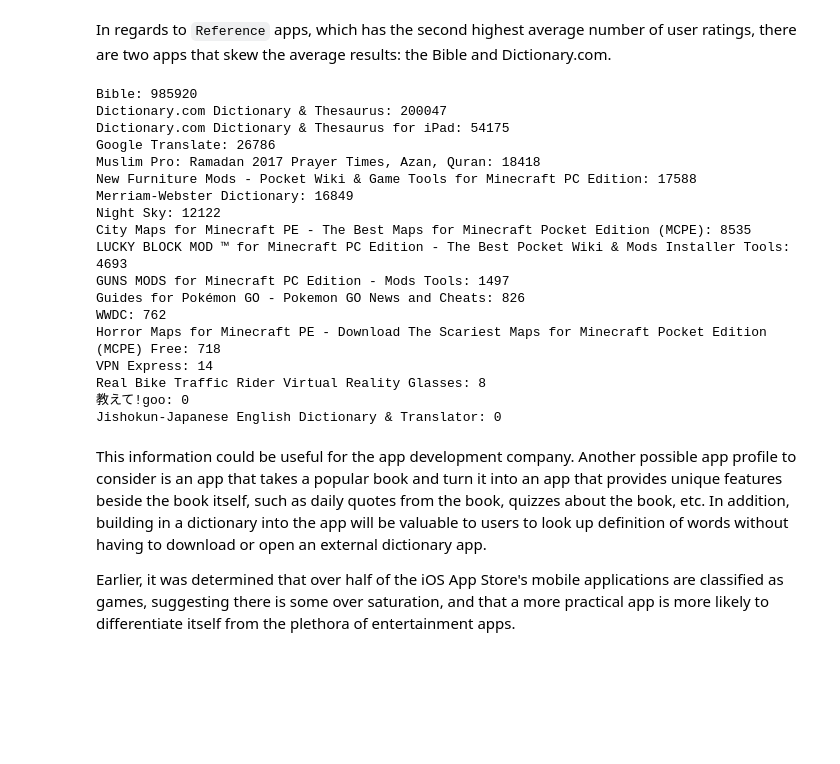
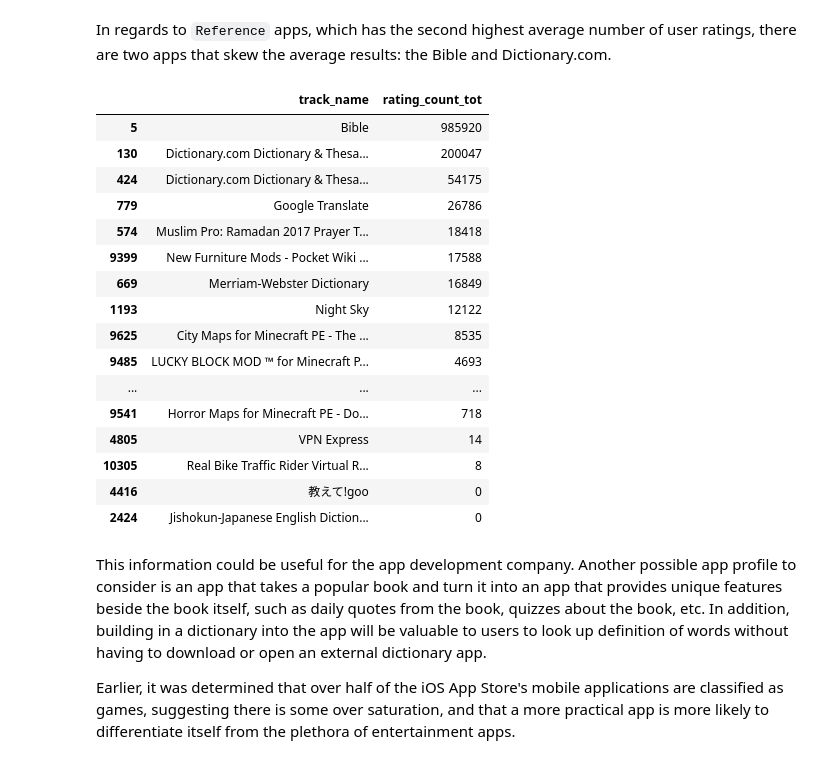
Before and after one commit to xjwllmsx/profitable-app-profiles, a Jupyter notebook: notebook/analysis.ipynb, the cells around one changed output. Cells and saved outputs as stored; diff of their text form; code cells hidden in the pictures; blank space fills up the shorter version.

Commit message:
Use pandas library in for iOS App Store and parts of Google Play Store in the 'Most Popular Apps by Genre' section

```diff
--- a/notebook/analysis.ipynb
+++ b/notebook/analysis.ipynb
@@ -421,7 +427,9 @@ Number of columns:  5
 Similarly, for the iOS App Store dataset, the essential columns are: `['track_name', 'rating_count_tot', 'rating_count_ver', 'prime_genre']`.
 # %%
 # Select columns for ios_final
-ios_analytical_df = ios_final[['track_name', 'rating_count_tot', 'rating_count_ver', 'prime_genre']].copy()
+ios_analytical_df = ios_final[
+    ["track_name", "rating_count_tot", "rating_count_ver", "prime_genre"]
+].copy()
 explore_data(ios_analytical_df, 3, True)
 # %% [output]
 |  | track_name | rating_count_tot | rating_count_ver | prime_genre |
@@ -636,3 +612,11 @@ def print_ios_ratings(genre_name):
+# %%
+def display_ios_ratings(genre_name):
+    display(
+        ios_analytical_df.loc[
+            (ios_analytical_df["prime_genre"] == genre_name),
+            ["track_name", "rating_count_tot"],
+        ].sort_values("rating_count_tot", ascending=False)
+    )
 # %% [markdown]
 The `Navigation` genres shows a skew toward two very popular applications:
 # %%
@@ -697,26 +674,25 @@ What can be inferred by the above output is that apps in the `Navigation`, `Soci
 # %% [markdown]
 In regards to `Reference` apps, which has the second highest average number of user ratings, there are two apps that skew the average results: the Bible and Dictionary.com.
 # %%
-print_ios_ratings("Reference")
+display_ios_ratings("Reference")
 # %% [output]
-Bible: 985920
-Dictionary.com Dictionary & Thesaurus: 200047
-Dictionary.com Dictionary & Thesaurus for iPad: 54175
-Google Translate: 26786
-Muslim Pro: Ramadan 2017 Prayer Times, Azan, Quran: 18418
-New Furniture Mods - Pocket Wiki & Game Tools for Minecraft PC Edition: 17588
-Merriam-Webster Dictionary: 16849
-Night Sky: 12122
-City Maps for Minecraft PE - The Best Maps for Minecraft Pocket Edition (MCPE): 8535
-LUCKY BLOCK MOD ™ for Minecraft PC Edition - The Best Pocket Wiki & Mods Installer Tools: 4693
-GUNS MODS for Minecraft PC Edition - Mods Tools: 1497
-Guides for Pokémon GO - Pokemon GO News and Cheats: 826
-WWDC: 762
-Horror Maps for Minecraft PE - Download The Scariest Maps for Minecraft Pocket Edition (MCPE) Free: 718
-VPN Express: 14
-Real Bike Traffic Rider Virtual Reality Glasses: 8
-教えて!goo: 0
-Jishokun-Japanese English Dictionary & Translator: 0
+|  | track_name | rating_count_tot |
+| 5 | Bible | 985920 |
+| 130 | Dictionary.com Dictionary & Thesa... | 200047 |
+| 424 | Dictionary.com Dictionary & Thesa... | 54175 |
+| 779 | Google Translate | 26786 |
+| 574 | Muslim Pro: Ramadan 2017 Prayer T... | 18418 |
+| 9399 | New Furniture Mods - Pocket Wiki ... | 17588 |
+| 669 | Merriam-Webster Dictionary | 16849 |
+| 1193 | Night Sky | 12122 |
+| 9625 | City Maps for Minecraft PE - The ... | 8535 |
+| 9485 | LUCKY BLOCK MOD ™ for Minecraft P... | 4693 |
+| ... | ... | ... |
+| 9541 | Horror Maps for Minecraft PE - Do... | 718 |
+| 4805 | VPN Express | 14 |
+| 10305 | Real Bike Traffic Rider Virtual R... | 8 |
+| 4416 | 教えて!goo | 0 |
+| 2424 | Jishokun-Japanese English Diction... | 0 |
 # %% [markdown]
 This information could be useful for the app development company. Another possible app profile to consider is an app that takes a popular book and turn it into an app that provides unique features beside the book itself, such as daily quotes from the book, quizzes about the book, etc. In addition, building in a dictionary into the app will be valuable to users to look up definition of words without having to download or open an external dictionary app.
 
```
Also changed, not shown: parts of 18 cells of this notebook.
